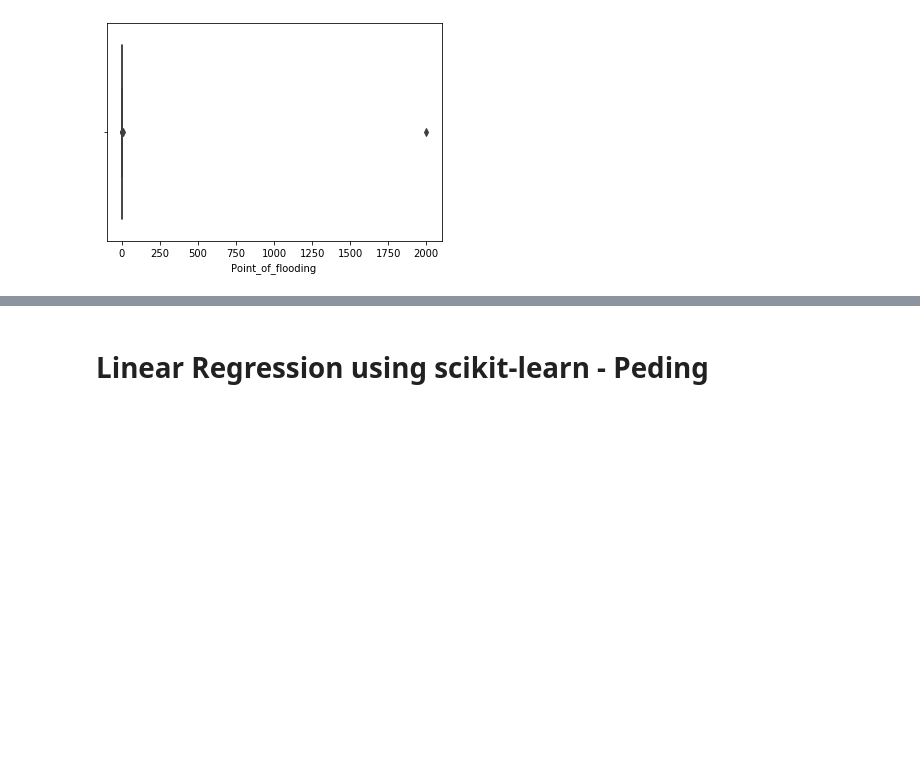
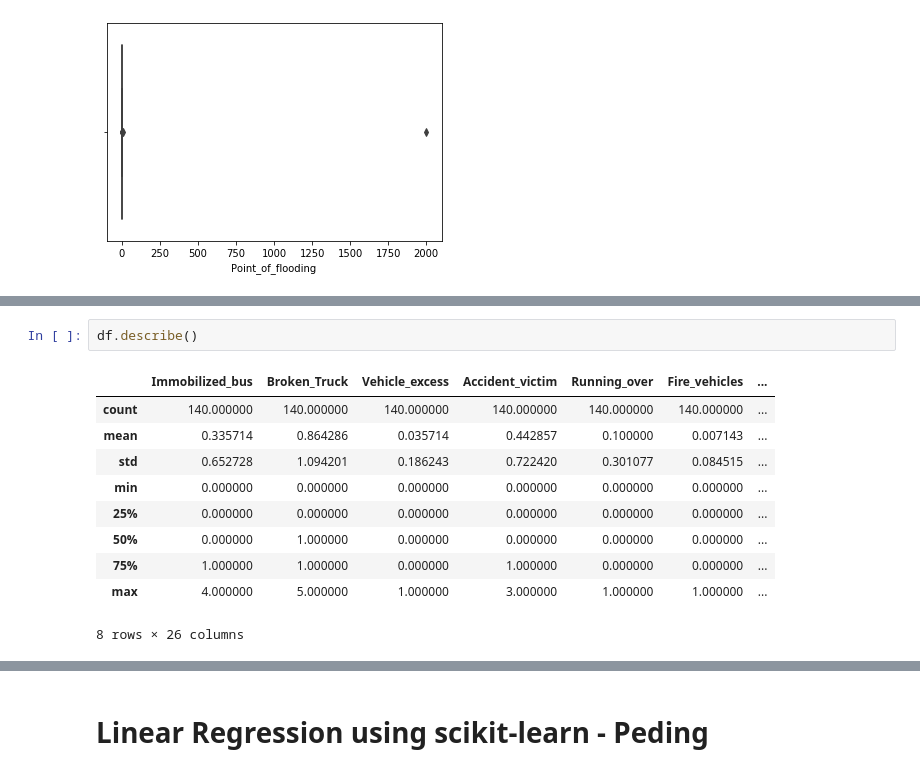
Before and after one commit to badalb/FE, a Jupyter notebook: FE-Project.ipynb, the cells around one changed output, grey strips where cells are left out. Saved outputs shown, nothing was run; the diff lists cells and outputs as text; blank space fills up the shorter version.

```diff
--- a/FE-Project.ipynb
+++ b/FE-Project.ipynb
@@ -532,0 +617,13 @@ Slowness_in_traffic_percent                      1.000000
+# %%
+df.describe()
+# %% [output]
+|  | Immobilized_bus | Broken_Truck | Vehicle_excess | Accident_victim | Running_over | Fire_vehicles | ... |
+| count | 140.000000 | 140.000000 | 140.000000 | 140.000000 | 140.000000 | 140.000000 | ... |
+| mean | 0.335714 | 0.864286 | 0.035714 | 0.442857 | 0.100000 | 0.007143 | ... |
+| std | 0.652728 | 1.094201 | 0.186243 | 0.722420 | 0.301077 | 0.084515 | ... |
+| min | 0.000000 | 0.000000 | 0.000000 | 0.000000 | 0.000000 | 0.000000 | ... |
+| 25% | 0.000000 | 0.000000 | 0.000000 | 0.000000 | 0.000000 | 0.000000 | ... |
+| 50% | 0.000000 | 1.000000 | 0.000000 | 0.000000 | 0.000000 | 0.000000 | ... |
+| 75% | 1.000000 | 1.000000 | 0.000000 | 1.000000 | 0.000000 | 0.000000 | ... |
+| max | 4.000000 | 5.000000 | 1.000000 | 3.000000 | 1.000000 | 1.000000 | ... |
+8 rows × 26 columns
```
Also changed, not shown: parts of 134 cells of this notebook.
